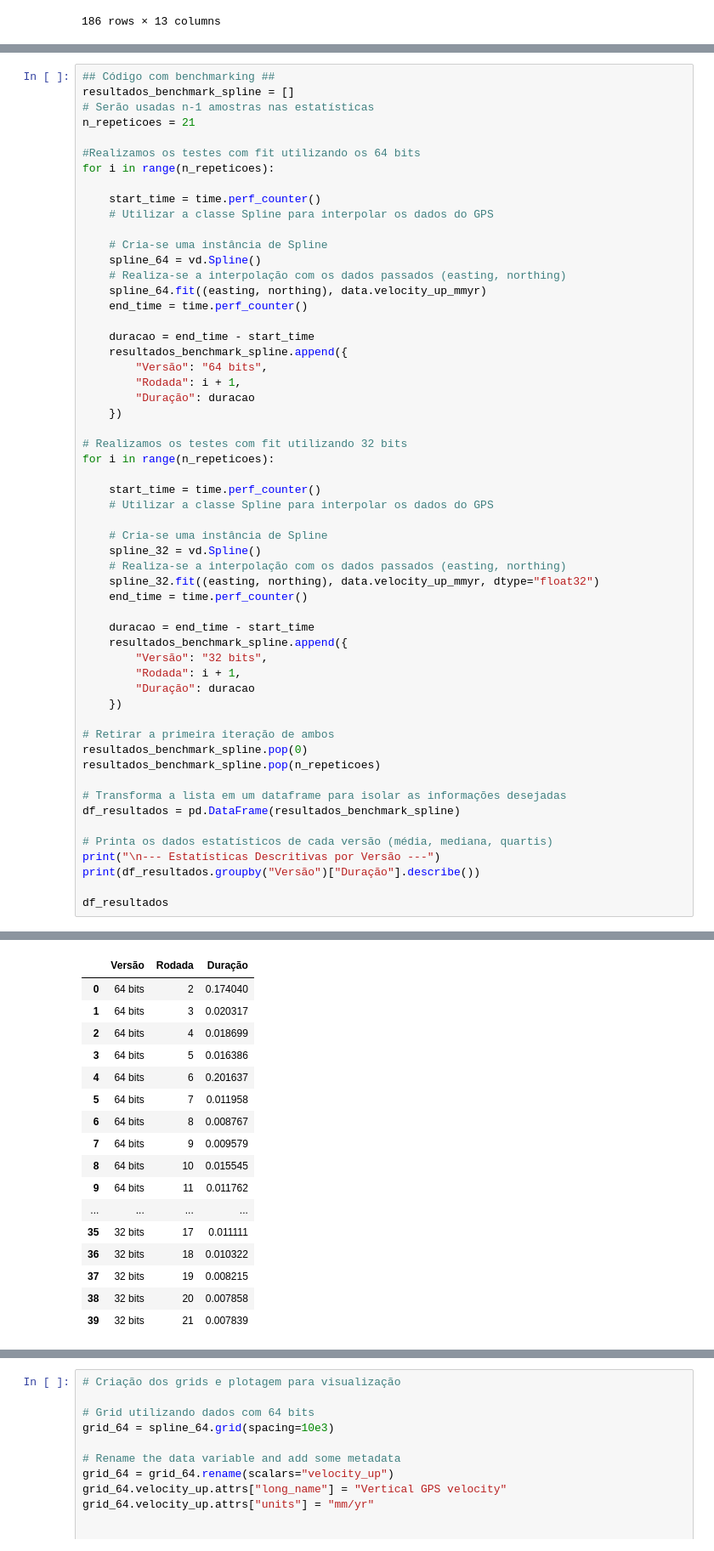
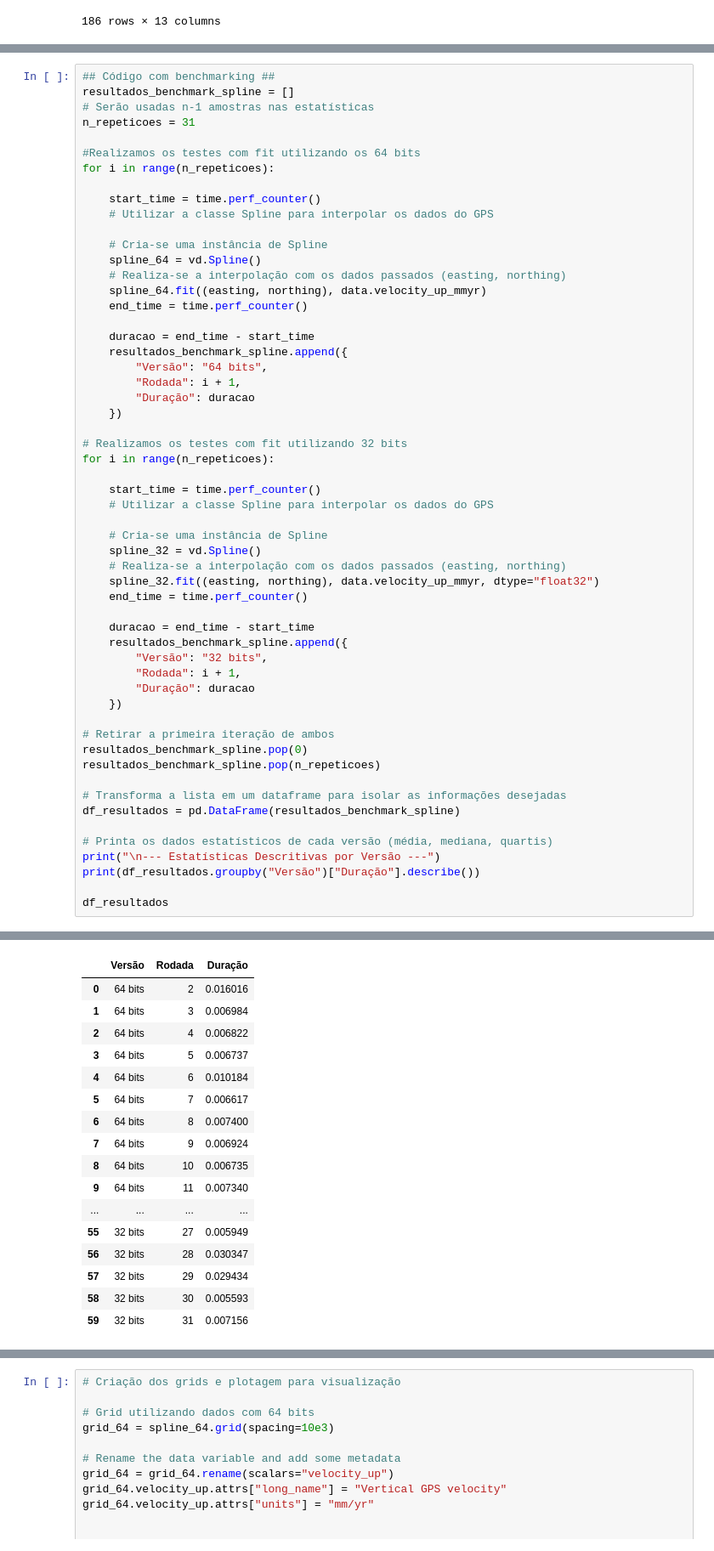
Before and after one commit to BernardoPerS/Fatiando_Modificado, a Jupyter notebook: Testes/teste_verde.ipynb, the cells around one changed output, grey strips where cells are left out. Shown at 85% size. Saved outputs shown, nothing was run; the diff lists cells and outputs as text.

```diff
--- a/Testes/teste_verde.ipynb
+++ b/Testes/teste_verde.ipynb
@@ -120,7 +123,7 @@ Line #      Hits         Time  Per Hit   % Time  Line Contents
 ## Código com benchmarking ##
 resultados_benchmark_spline = []
 # Serão usadas n-1 amostras nas estatísticas
-n_repeticoes = 21
+n_repeticoes = 31
 
 #Realizamos os testes com fit utilizando os 64 bits
 for i in range(n_repeticoes):
@@ -186,20 +189,20 @@ Versão
 |  | Versão | Rodada | Duração |
-| 0 | 64 bits | 2 | 0.174040 |
-| 1 | 64 bits | 3 | 0.020317 |
-| 2 | 64 bits | 4 | 0.018699 |
-| 3 | 64 bits | 5 | 0.016386 |
-| 4 | 64 bits | 6 | 0.201637 |
-| 5 | 64 bits | 7 | 0.011958 |
-| 6 | 64 bits | 8 | 0.008767 |
-| 7 | 64 bits | 9 | 0.009579 |
-| 8 | 64 bits | 10 | 0.015545 |
-| 9 | 64 bits | 11 | 0.011762 |
+| 0 | 64 bits | 2 | 0.016016 |
+| 1 | 64 bits | 3 | 0.006984 |
+| 2 | 64 bits | 4 | 0.006822 |
+| 3 | 64 bits | 5 | 0.006737 |
+| 4 | 64 bits | 6 | 0.010184 |
+| 5 | 64 bits | 7 | 0.006617 |
+| 6 | 64 bits | 8 | 0.007400 |
+| 7 | 64 bits | 9 | 0.006924 |
+| 8 | 64 bits | 10 | 0.006735 |
+| 9 | 64 bits | 11 | 0.007340 |
 | ... | ... | ... | ... |
-| 35 | 32 bits | 17 | 0.011111 |
-| 36 | 32 bits | 18 | 0.010322 |
-| 37 | 32 bits | 19 | 0.008215 |
-| 38 | 32 bits | 20 | 0.007858 |
-| 39 | 32 bits | 21 | 0.007839 |
+| 55 | 32 bits | 27 | 0.005949 |
+| 56 | 32 bits | 28 | 0.030347 |
+| 57 | 32 bits | 29 | 0.029434 |
+| 58 | 32 bits | 30 | 0.005593 |
+| 59 | 32 bits | 31 | 0.007156 |
 # %%
 # Resultados muito infímos - tempos de execução muito curtos
 # Tomando os tempos de execução de cada versão
```
Also changed, not shown: parts of 11 cells of this notebook, 1 other file.
